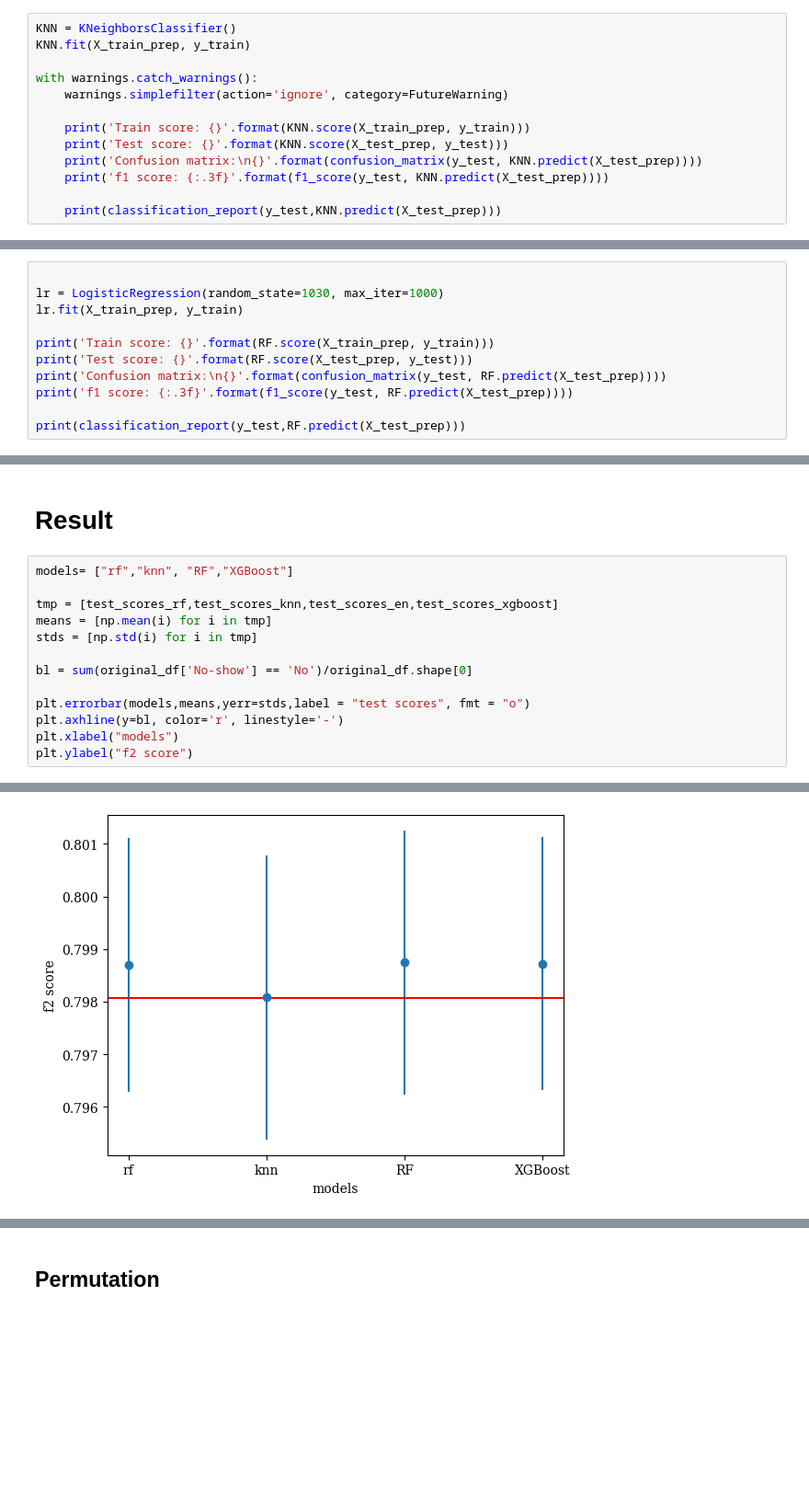
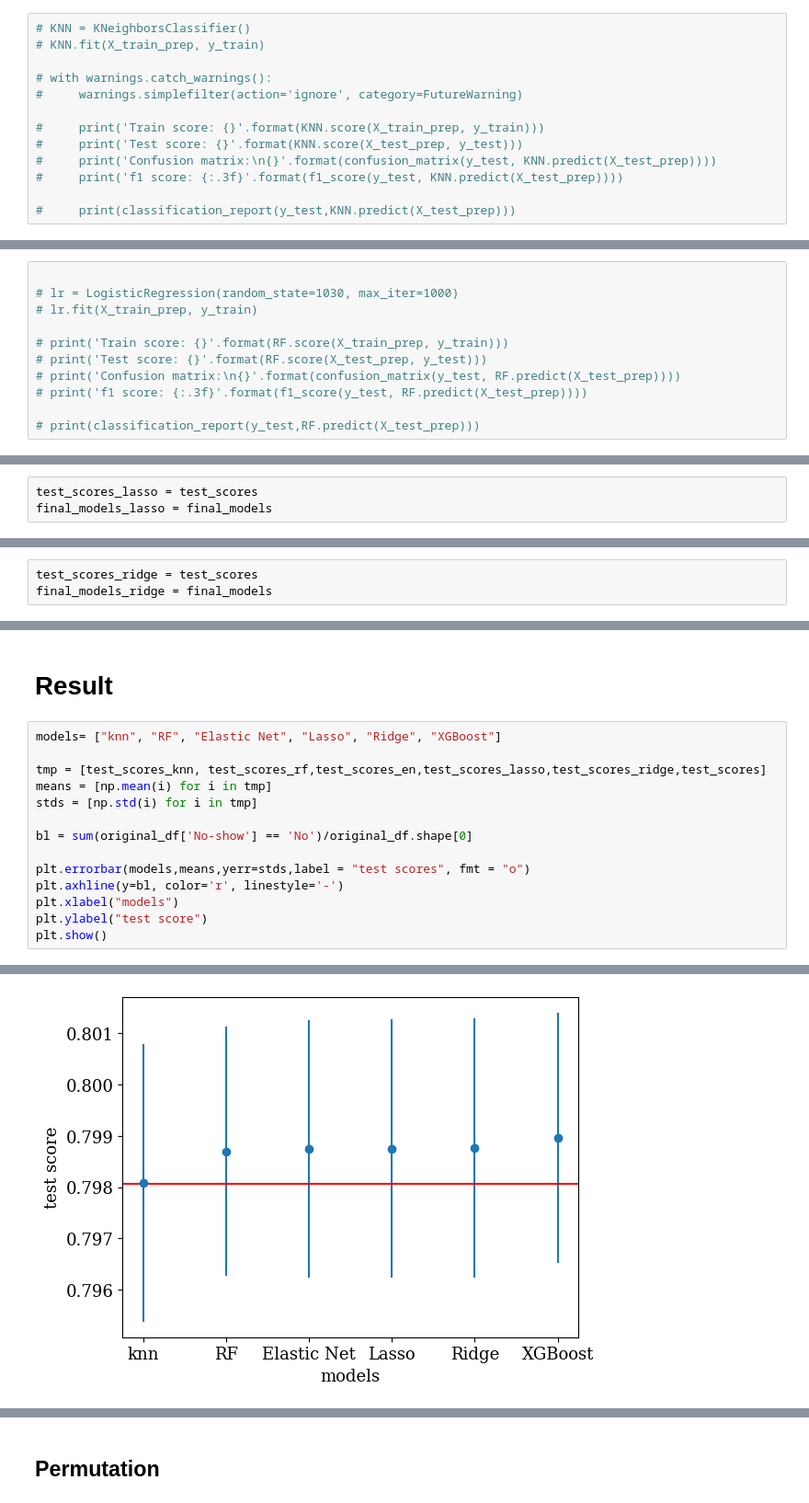
Before and after one commit to f18bc/data1030project, a Jupyter notebook: src/Final Project.ipynb, the cells around one changed output, grey strips where cells are left out. Shown at 92% size. Cells and saved outputs as stored; diff of their text form; blank space fills up the shorter version.

```diff
--- a/src/Final Project.ipynb
+++ b/src/Final Project.ipynb
@@ -882,18 +897,18 @@ test score: 0.7940378177870262
 test_scores_knn = test_scores
 final_models_knn = final_models
 # %%
-KNN = KNeighborsClassifier()
-KNN.fit(X_train_prep, y_train)
+# KNN = KNeighborsClassifier()
+# KNN.fit(X_train_prep, y_train)
 
-with warnings.catch_warnings():
-    warnings.simplefilter(action='ignore', category=FutureWarning)
+# with warnings.catch_warnings():
+#     warnings.simplefilter(action='ignore', category=FutureWarning)
 
-    print('Train score: {}'.format(KNN.score(X_train_prep, y_train)))
-    print('Test score: {}'.format(KNN.score(X_test_prep, y_test)))
-    print('Confusion matrix:\n{}'.format(confusion_matrix(y_test, KNN.predict(X_test_prep))))
-    print('f1 score: {:.3f}'.format(f1_score(y_test, KNN.predict(X_test_prep))))
+#     print('Train score: {}'.format(KNN.score(X_train_prep, y_train)))
+#     print('Test score: {}'.format(KNN.score(X_test_prep, y_test)))
+#     print('Confusion matrix:\n{}'.format(confusion_matrix(y_test, KNN.predict(X_test_prep))))
+#     print('f1 score: {:.3f}'.format(f1_score(y_test, KNN.predict(X_test_prep))))
 
-    print(classification_report(y_test,KNN.predict(X_test_prep)))
+#     print(classification_report(y_test,KNN.predict(X_test_prep)))
 # %% [markdown]
 ## Logistic Regression
 # %% [markdown]
@@ -977,12 +992,12 @@ test_scores_en = test_scores
 final_models_en = final_models
 # %%
 
-lr = LogisticRegression(random_state=1030, max_iter=1000)
-lr.fit(X_train_prep, y_train)
+# lr = LogisticRegression(random_state=1030, max_iter=1000)
+# lr.fit(X_train_prep, y_train)
 
-print('Train score: {}'.format(RF.score(X_train_prep, y_train)))
-print('Test score: {}'.format(RF.score(X_test_prep, y_test)))
-print('Confusion matrix:\n{}'.format(confusion_matrix(y_test, RF.predict(X_test_prep))))
-print('f1 score: {:.3f}'.format(f1_score(y_test, RF.predict(X_test_prep))))
+# print('Train score: {}'.format(RF.score(X_train_prep, y_train)))
+# print('Test score: {}'.format(RF.score(X_test_prep, y_test)))
+# print('Confusion matrix:\n{}'.format(confusion_matrix(y_test, RF.predict(X_test_prep))))
+# print('f1 score: {:.3f}'.format(f1_score(y_test, RF.predict(X_test_prep))))
 
-print(classification_report(y_test,RF.predict(X_test_prep)))
+# print(classification_report(y_test,RF.predict(X_test_prep)))
@@ -988,0 +1080,3 @@ print(classification_report(y_test,RF.predict(X_test_prep)))
+# %%
+test_scores_lasso = test_scores
+final_models_lasso = final_models
@@ -989,2 +1159,5 @@ print(classification_report(y_test,RF.predict(X_test_prep)))
+# %%
+test_scores_ridge = test_scores
+final_models_ridge = final_models
 # %% [markdown]
 ## XGBoost
@@ -1089,9 +1437,9 @@ print('f1 score: {:.3f}'.format(f1_score(y_test, clf_XGB.predict(X_test_prep))))
 # %% [markdown]
 # Result
 # %%
-models= ["rf","knn", "RF","XGBoost"]
+models= ["knn", "RF", "Elastic Net", "Lasso", "Ridge", "XGBoost"]
 
-tmp = [test_scores_rf,test_scores_knn,test_scores_en,test_scores_xgboost]
+tmp = [test_scores_knn, test_scores_rf,test_scores_en,test_scores_lasso,test_scores_ridge,test_scores]
 means = [np.mean(i) for i in tmp]
 stds = [np.std(i) for i in tmp]
 
@@ -1100,5 +1448,6 @@ bl = sum(original_df['No-show'] == 'No')/original_df.shape[0]
 plt.errorbar(models,means,yerr=stds,label = "test scores", fmt = "o")
 plt.axhline(y=bl, color='r', linestyle='-')
 plt.xlabel("models")
-plt.ylabel("f2 score")
+plt.ylabel("test score")
+plt.show()
 # %% [output]
@@ -1106 +1454 @@ Text(0, 0.5, 'f2 score')
-[figure, old version]
+[figure, new version]
```
Also changed, not shown: parts of 27 cells of this notebook.
